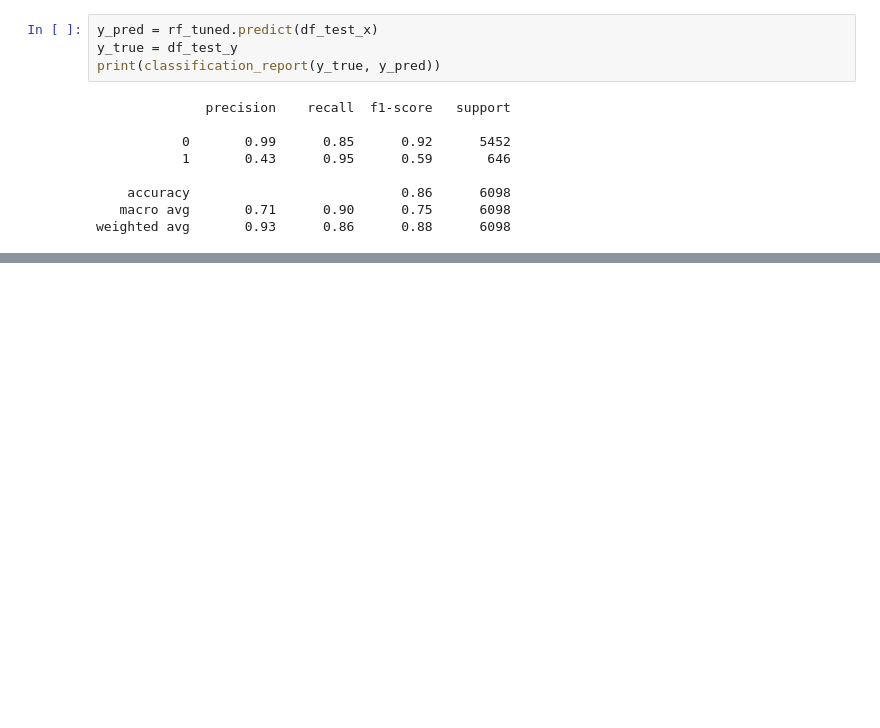
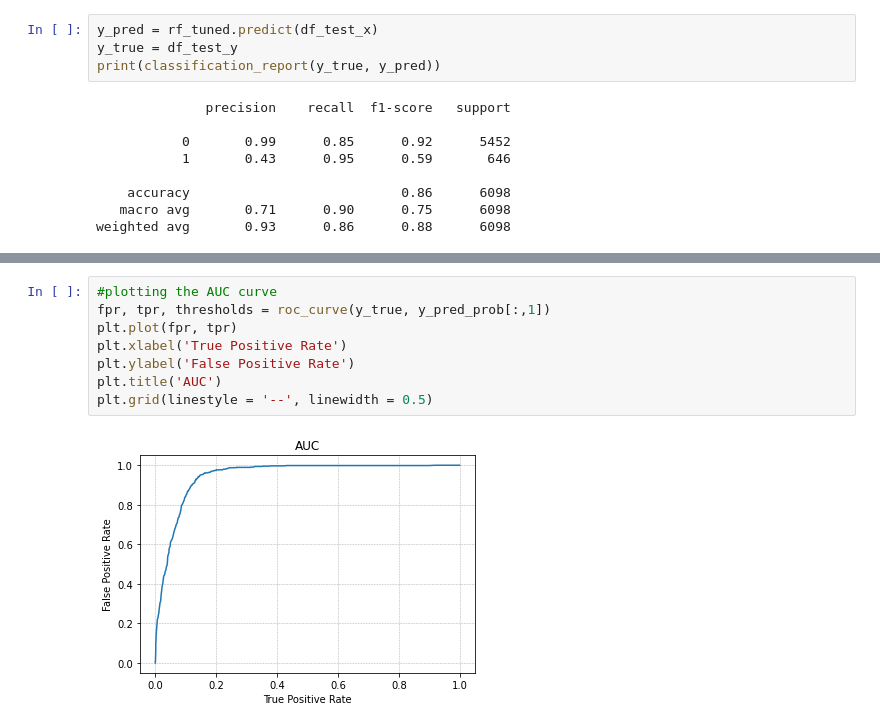
Before and after one commit to vicgpt/Campaign-Outcome-Prediction, a Jupyter notebook: modeling/Traditional Modeling.ipynb, the cells around one changed output, grey strips where cells are left out. Saved outputs shown, nothing was run; the diff lists cells and outputs as text; blank space fills up the shorter version.

Commit message:
Added few more plots to XgBoost/RF for report

```diff
--- a/modeling/Traditional Modeling.ipynb
+++ b/modeling/Traditional Modeling.ipynb
@@ -254,0 +257,10 @@ auc
+# %%
+#plotting the AUC curve
+fpr, tpr, thresholds = roc_curve(y_true, y_pred_prob[:,1])
+plt.plot(fpr, tpr)
+plt.xlabel('True Positive Rate')
+plt.ylabel('False Positive Rate')
+plt.title('AUC')
+plt.grid(linestyle = '--', linewidth = 0.5)
+# %% [output]
+[figure, added]
```
Also changed, not shown: parts of 16 cells of this notebook.
